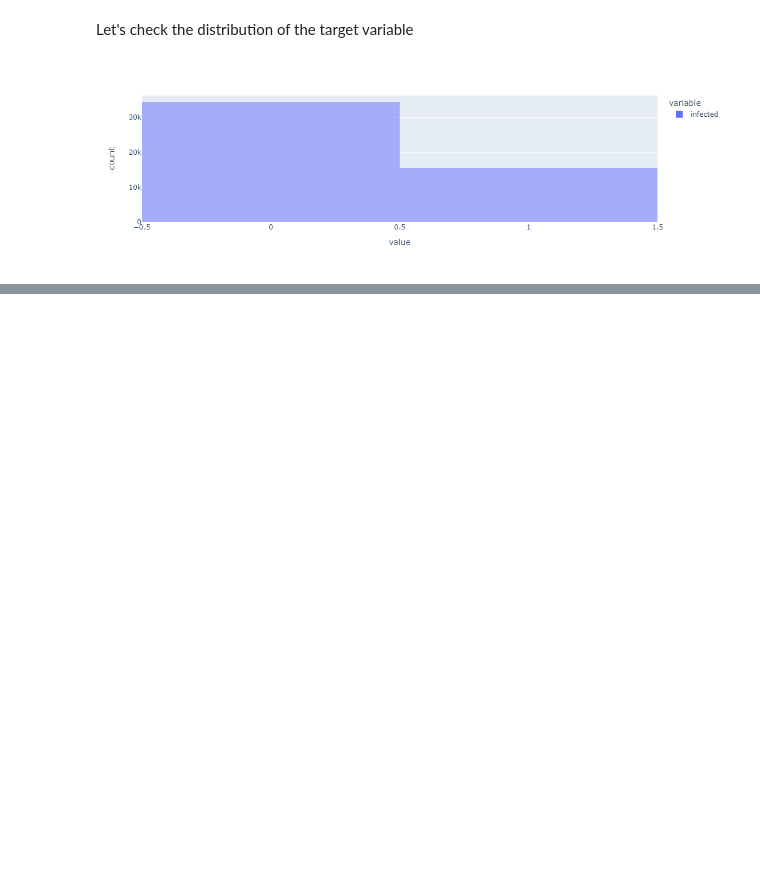
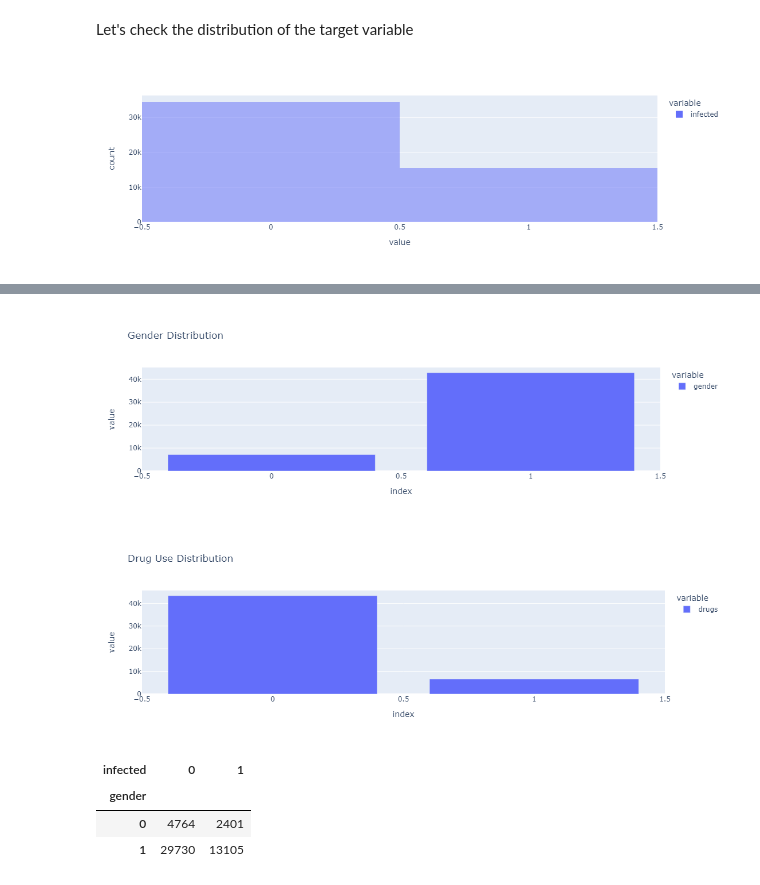
Before and after one commit to webJdi/AAI_500_Group7, a Jupyter notebook: AIDS prediction_Classification.ipynb, the cells around one changed output, grey strips where cells are left out. Saved outputs shown, nothing was run; the diff lists cells and outputs as text; code cells hidden in the pictures; blank space fills up the shorter version.

```diff
--- a/AIDS prediction_Classification.ipynb
+++ b/AIDS prediction_Classification.ipynb
@@ -157,0 +167,16 @@ fig.show()
+# %%
+fig = px.bar(df['gender'].value_counts(), title='Gender Distribution')
+fig.show()
+
+fig = px.bar(df['drugs'].value_counts(), title='Drug Use Distribution')
+fig.show()
+# %% [output]
+[figure, added]
+[figure, added]
+# %%
+pd.crosstab(df['gender'], df['infected'])
+# %% [output]
+| infected | 0 | 1 |
+| gender |  |  |
+| 0 | 4764 | 2401 |
+| 1 | 29730 | 13105 |
```
Also changed, not shown: parts of 2 cells of this notebook.
